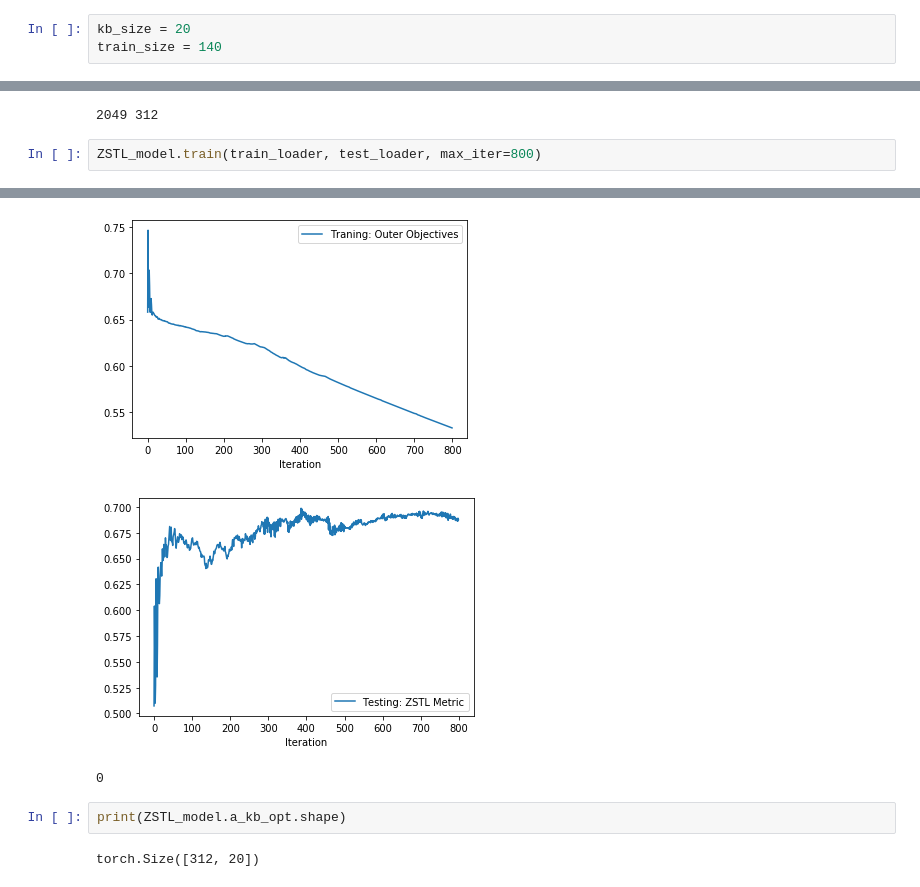
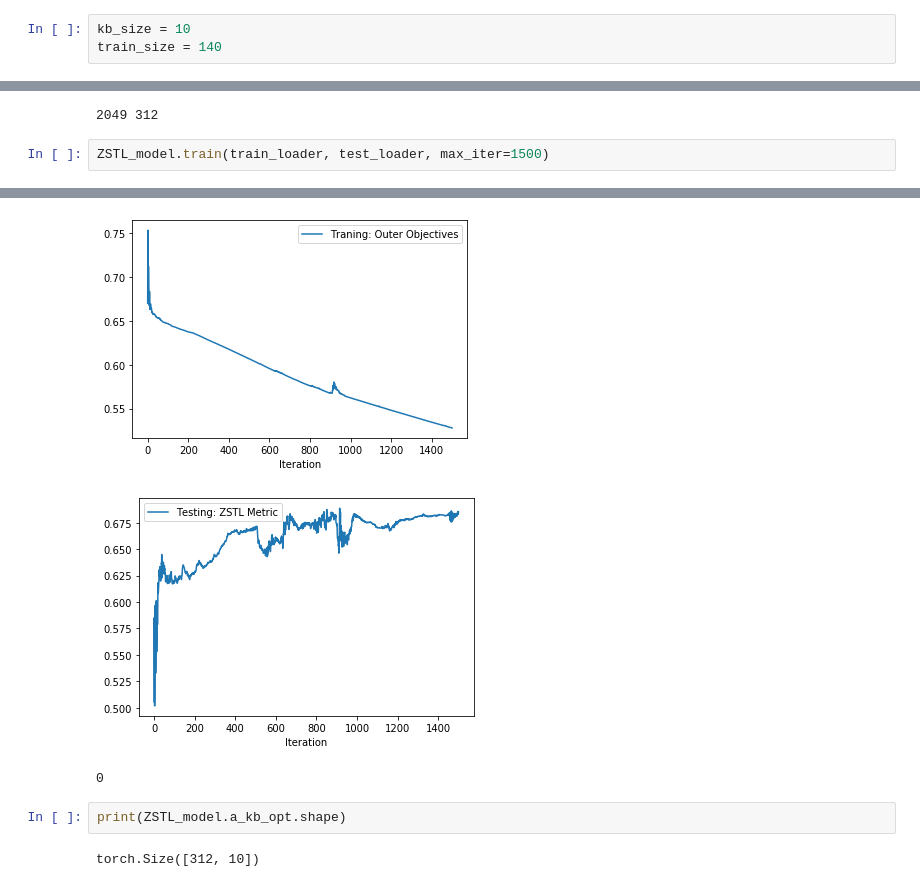
Before and after one commit to Kaho-Lee/ZSTL_Master_Thesis, a Jupyter notebook: ZSTL_AwA2_exp.ipynb, the cells around one changed output, grey strips where cells are left out. Cells and saved outputs as stored; diff of their text form.

```diff
--- a/ZSTL_AwA2_exp.ipynb
+++ b/ZSTL_AwA2_exp.ipynb
@@ -24,7 +24,7 @@ net = FuncRecursiveNet([
 ])
 shape_record = {0: [(1, 2049)]}
 # %%
-kb_size = 20
+kb_size = 10
 train_size = 140
 # %%
 filename = '../ZSTL_Data/Animals_with_Attributes2/splitedTask/task_train_data_standard.pickle'
@@ -140,5 +140,5 @@ ZSTL_model = ZSTL(support_w, support_a, support_x, net, param_dict)
 # %% [output]
 2049 312
 # %%
-ZSTL_model.train(train_loader, test_loader, max_iter=800)
+ZSTL_model.train(train_loader, test_loader, max_iter=1500)
 # %% [output]
@@ -161,8 +161,8 @@ init mean test metric 0.6573333333333333;
 lr  0.001
-[figure, old version]
+[figure, new version]
-[figure, old version]
+[figure, new version]
 0
 # %%
 print(ZSTL_model.a_kb_opt.shape)
 # %% [output]
-torch.Size([312, 20])
+torch.Size([312, 10])
```
Also changed, not shown: parts of 3 cells of this notebook, 3 other files.
